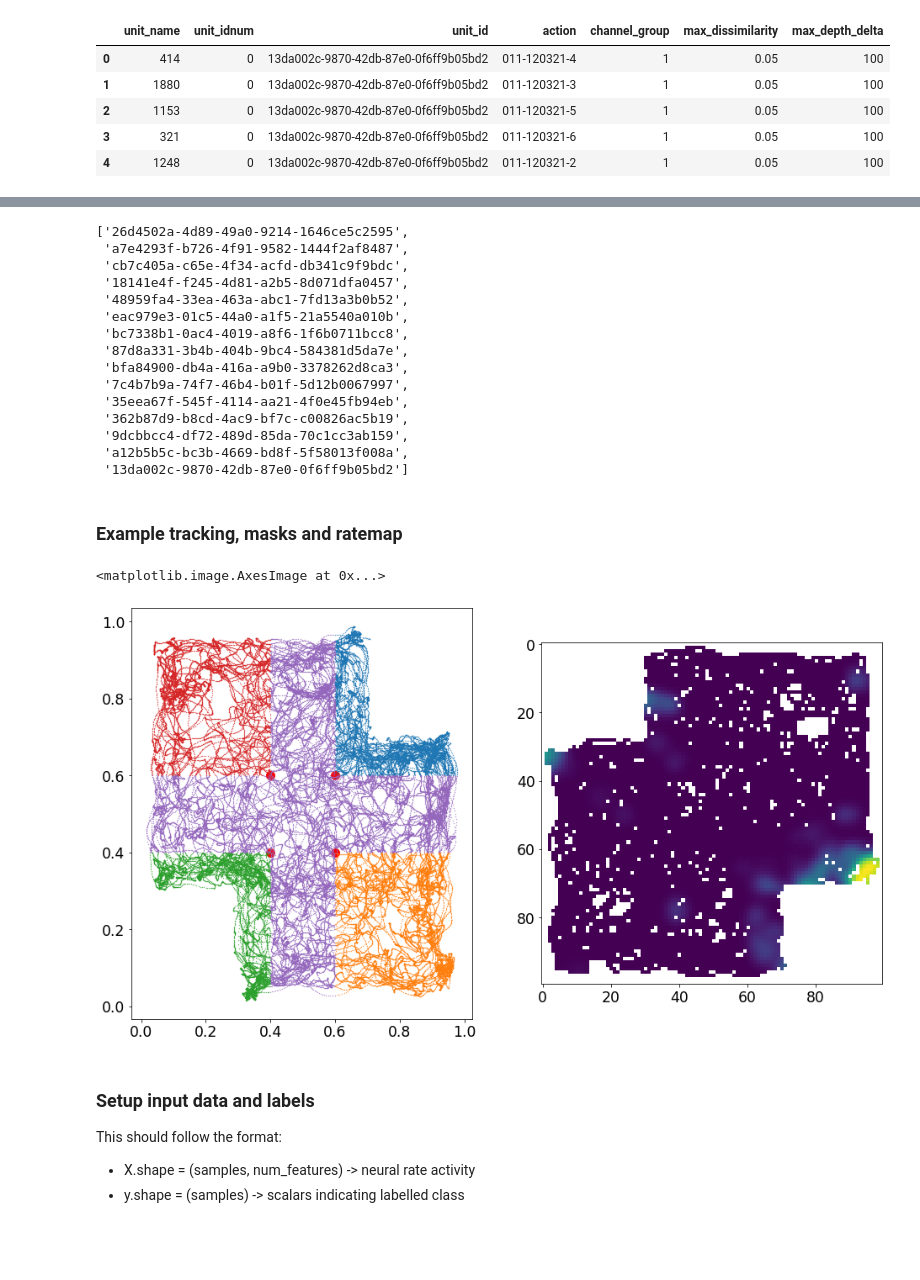
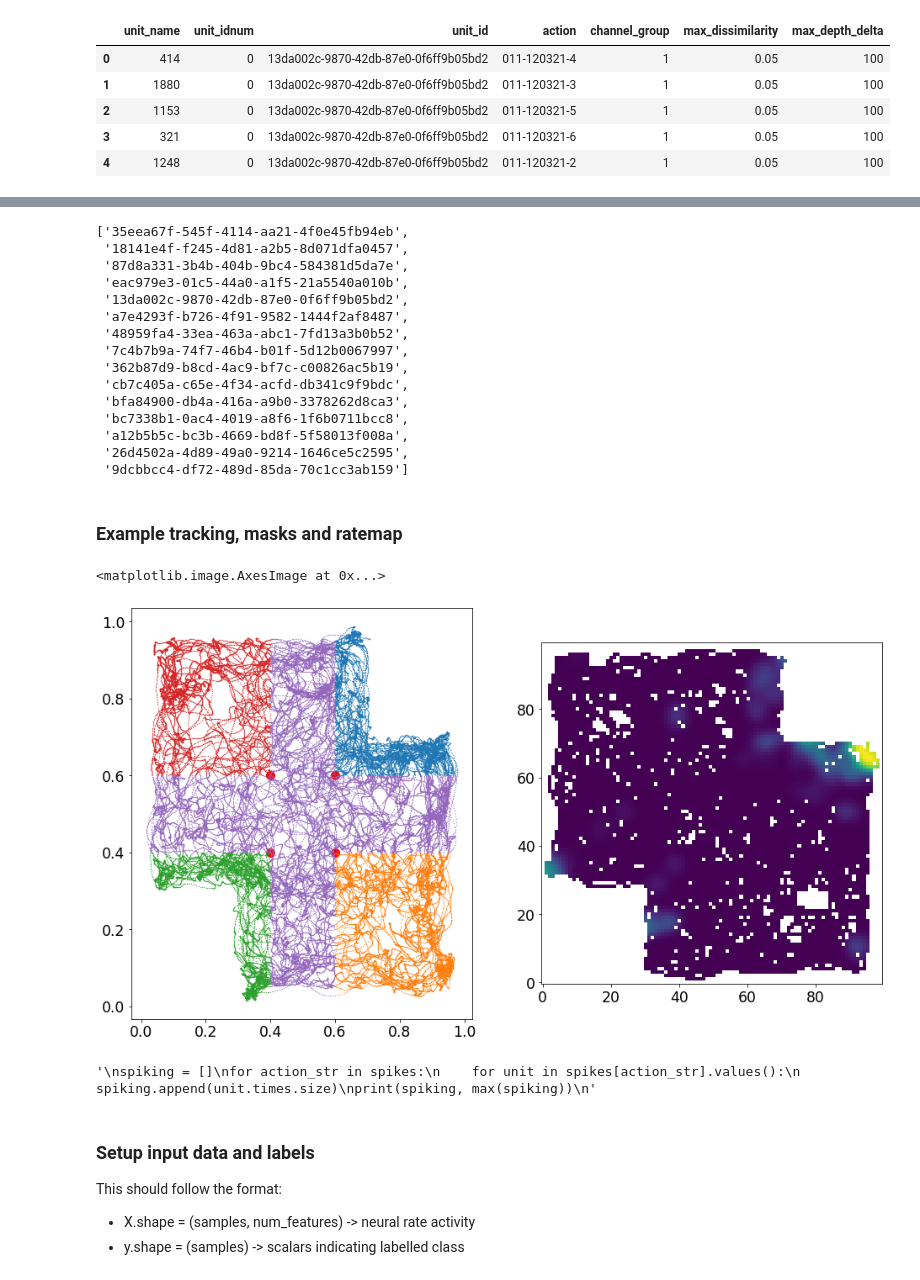
Before and after one commit to CINPLA/cinpla-base, a Jupyter notebook: notebooks/npd-social.ipynb, the cells around one changed output, grey strips where cells are left out. Saved outputs shown, nothing was run; the diff lists cells and outputs as text; code cells hidden in the pictures; blank space fills up the shorter version.

```diff
--- a/notebooks/npd-social.ipynb
+++ b/notebooks/npd-social.ipynb
@@ -97,22 +112,19 @@ identify_neurons.head()
 actions = ['011-120321-2', '011-120321-3', '011-120321-4', '011-120321-5', '011-120321-6']
 
 # load all tracking data (dict)trial x (dict)track_quantities x (array)time
-tracking = [(action_id, data_loader.tracking(action_id)) for action_id in actions]
-tracking = {action_id:track for action_id, track in tracking}
+tracking = {action_id:data_loader.tracking(action_id) for action_id in actions}
 
 # process tracking
 t_start, t_stop = 0, 1200
-for trial in tracking:
+for action_id in tracking:
     # transform coordinates
-    newx, newy = transform_coordinates(**tracking[trial])
-    tracking[trial]['x'] = newx
-    tracking[trial]['y'] = newy
+    newx, newy = transform_coordinates(**tracking[action_id])
+    tracking[action_id]['x'] = newx
+    tracking[action_id]['y'] = newy
     # truncate recordings
-    t = np.copy(tracking[trial]['t']) # t is used to truncate and should also be truncated
-    for quantity_name, quantity in tracking[trial].items():
-        tracking[trial][quantity_name] = truncate_recording(quantity, t, t_start = t_start, t_stop = t_stop)
+    tracking[action_id].update(truncate_tracking_dict(tracking[action_id], t_start, t_stop))
     # define corner masks on trials
-    tracking[trial]['cms'] = corner_masks(**tracking[trial])
+    tracking[action_id]['cms'] = corner_masks(**tracking[action_id])
 
 
 # load all spikes data (dict)trial x (dict)unit_id x spike_train
@@ -127,7 +139,7 @@ for action_id in tqdm.tqdm(actions):
         for unit_id in spike_train:
             unique_unit_id_idx = (identify_neurons['unit_name'] == unit_id) & action_mask
             unique_unit_id = identify_neurons['unit_id'][unique_unit_id_idx].item()
-            spikes[action_id][unique_unit_id] = spike_train[unit_id]
+            spikes[action_id][unique_unit_id] = truncate_spikes(spike_train[unit_id], tracking[action_id]["t"])
         # load units and "flatten" channel_grps dimension. - assuming units are unique OR duplicates across channels
         #spikes[action_id].update(data_loader.spike_trains(action_id, channel_grp))
 
@@ -135,54 +147,54 @@ for action_id in tqdm.tqdm(actions):
 punits = persistent_units(spikes)
 punits
 # %% [output]
-['26d4502a-4d89-49a0-9214-1646ce5c2595',
+['35eea67f-545f-4114-aa21-4f0e45fb94eb',
+ '18141e4f-f245-4d81-a2b5-8d071dfa0457',
+ '87d8a331-3b4b-404b-9bc4-584381d5da7e',
+ 'eac979e3-01c5-44a0-a1f5-21a5540a010b',
+ '13da002c-9870-42db-87e0-0f6ff9b05bd2',
  'a7e4293f-b726-4f91-9582-1444f2af8487',
+ '48959fa4-33ea-463a-abc1-7fd13a3b0b52',
+ '7c4b7b9a-74f7-46b4-b01f-5d12b0067997',
+ '362b87d9-b8cd-4ac9-bf7c-c00826ac5b19',
  'cb7c405a-c65e-4f34-acfd-db341c9f9bdc',
- '18141e4f-f245-4d81-a2b5-8d071dfa0457',
- '48959fa4-33ea-463a-abc1-7fd13a3b0b52',
- 'eac979e3-01c5-44a0-a1f5-21a5540a010b',
+ 'bfa84900-db4a-416a-a9b0-3378262d8ca3',
  'bc7338b1-0ac4-4019-a8f6-1f6b0711bcc8',
- '87d8a331-3b4b-404b-9bc4-584381d5da7e',
- 'bfa84900-db4a-416a-a9b0-3378262d8ca3',
- '7c4b7b9a-74f7-46b4-b01f-5d12b0067997',
- '35eea67f-545f-4114-aa21-4f0e45fb94eb',
- '362b87d9-b8cd-4ac9-bf7c-c00826ac5b19',
- '9dcbbcc4-df72-489d-85da-70c1cc3ab159',
  'a12b5b5c-bc3b-4669-bd8f-5f58013f008a',
- '13da002c-9870-42db-87e0-0f6ff9b05bd2']
+ '26d4502a-4d89-49a0-9214-1646ce5c2595',
+ '9dcbbcc4-df72-489d-85da-70c1cc3ab159']
 # %% [markdown]
 ### Example tracking, masks and ratemap
 # %%
 action_id = '011-120321-2'
 unit_id = '13da002c-9870-42db-87e0-0f6ff9b05bd2'
 
 # inspect spatial (corner) masking
 fig, ax = plt.subplots(ncols=2)
 #plt.plot(tracking['011-280721-1']['x'], tracking['011-280721-1']['y'])
 margin = 0.40
 BL=(0+margin,0+margin)
 TL=(0+margin,1-margin)
 TR=(1-margin,1-margin)
 BR=(1-margin,0+margin)
 ax[0].scatter(*BL, color = 'red', s=100)
 ax[0].scatter(*TL, color = 'red', s=100)
 ax[0].scatter(*TR, color = 'red', s=100)
 ax[0].scatter(*BR, color = 'red', s=100)
 
 pos = np.array([tracking[action_id]['x'], tracking[action_id]['y']]).T
 cms = corner_masks(*pos.T)
 for cm in cms.T:
     ax[0].scatter(*pos[cm].T, s=0.1)
 
 # quick ratemap plot
 x,y,t = tracking[action_id]['x'], tracking[action_id]['y'], tracking[action_id]['t']
 spike_times = spikes[action_id][unit_id].times
 import spatial_maps as sm
 smap = sm.SpatialMap(x,y,t,spike_times,1,0.01)
-ax[1].imshow(smap.rate_map(0.02,mask_zero_occupancy=True))
+ax[1].imshow(smap.rate_map(0.02,mask_zero_occupancy=True),origin='lower')
 # %% [output]
 <matplotlib.image.AxesImage at 0x...>
-[figure, old version]
+[figure, new version]
 # %%
 # show number of spikes per unit
 """
@@ -192,6 +204,8 @@ for action_str in spikes:
         spiking.append(unit.times.size)
 print(spiking, max(spiking))
 """
+# %% [output]
+'\nspiking = []\nfor action_str in spikes:\n    for unit in spikes[action_str].values():\n        spiking.append(unit.times.size)\nprint(spiking, max(spiking))\n'
 # %% [markdown]
 ### Setup input data and labels
 This should follow the format:
```
Also changed, not shown: parts of 2 cells of this notebook, 4 other files.
